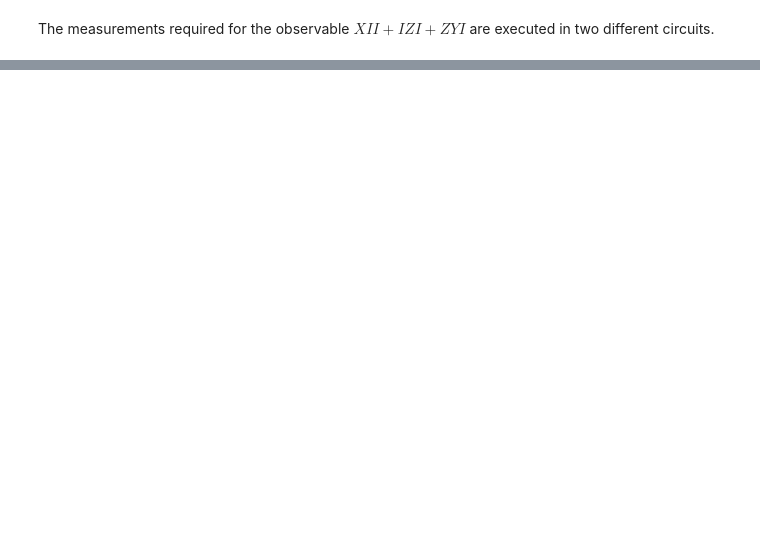
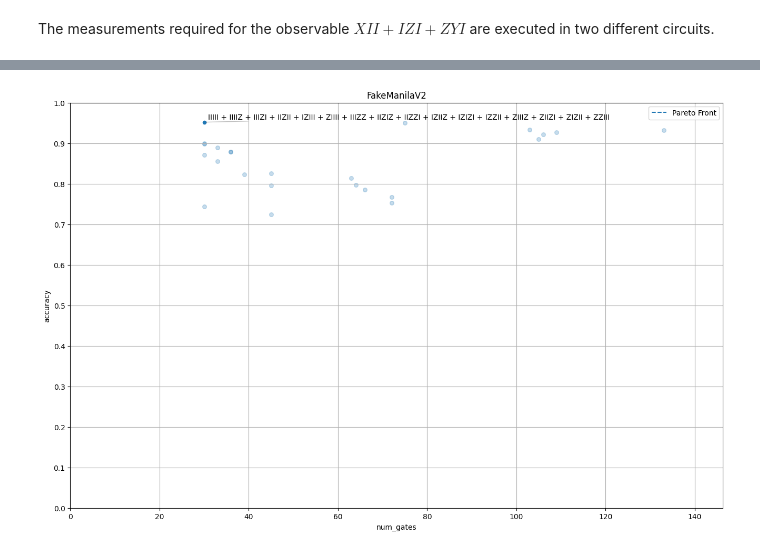
Before and after one commit to kit0kat/ws25-quantum-machine-learning-project, a Jupyter notebook: 4_observables.ipynb, the cells around one changed output, grey strips where cells are left out. Saved outputs shown, nothing was run; the diff lists cells and outputs as text; code cells hidden in the pictures; blank space fills up the shorter version.

```diff
--- a/4_observables.ipynb
+++ b/4_observables.ipynb
@@ -125,0 +253,21 @@ The measurements required for the observable $XII + IZI + ZYI$ are executed in t
+# %%
+def get_num_gates_by_row(row: pd.Series, backend: Backend | None) -> int:
+    operator_string = [s.strip("'") for s in row["observable"].strip("[]").split(", ")]
+    observable = CustomObservable(num_qubits=len(operator_string[0]), operator_string=operator_string)
+    measurement_circuits = get_measurement_circuits(encoding_circuit, observable, backend)
+    return sum(measurement_circuit.size() for measurement_circuit in measurement_circuits)
+
+
+def get_label_by_row(row: pd.Series) -> str:
+    operator_string = [s.strip("'") for s in row["observable"].strip("[]").split(", ")]
+    observable = CustomObservable(num_qubits=len(operator_string[0]), operator_string=operator_string)
+    return get_pauli_sum(observable)
+
+
+def plot_gates_vs_accuracy(results: pd.DataFrame, backend: Backend | None) -> None:
+    results["num_gates"] = results.apply(lambda row: get_num_gates_by_row(row, backend), axis=1)
+    title = backend.__class__.__name__ if backend else "Simulator"
+    pareto_plot(data=results, x="num_gates", y="accuracy", label=get_label_by_row, title=title)
+# %%
+path = Path("checkpoints/observables_optimal")
+results = pd.concat([pd.read_csv(filename) for filename in path.glob("*.csv")], ignore_index=True)
@@ -125,0 +278,4 @@ The measurements required for the observable $XII + IZI + ZYI$ are executed in t
+# %%
+plot_gates_vs_accuracy(results, backend=FakeManilaV2())
+# %% [output]
+[figure, added]
```
Also changed, not shown: parts of 18 cells of this notebook.
